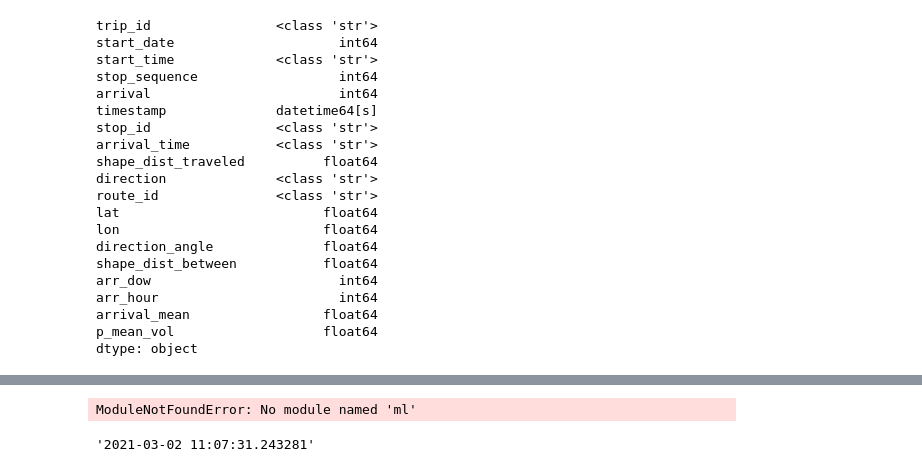
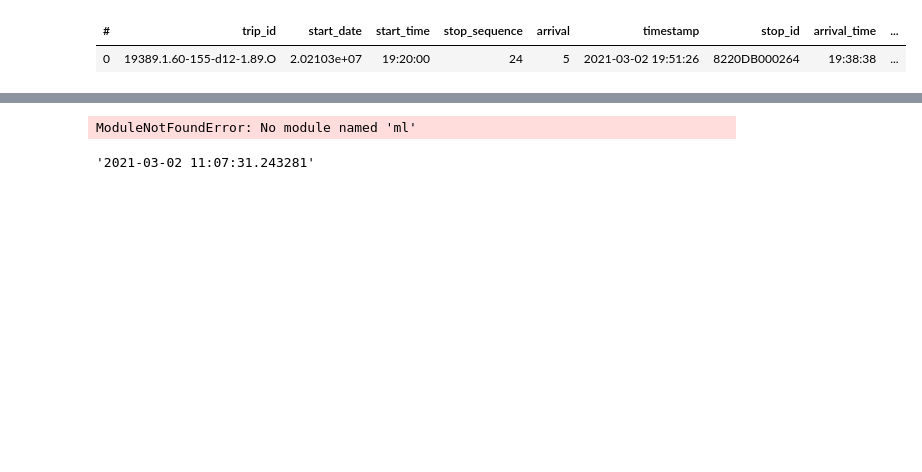
Before and after one commit to Drakodav/backend_d-dub, a Jupyter notebook: ml/processing/notebooks/gtfsr_deploy.ipynb, the cells around one changed output, grey strips where cells are left out. Cells and saved outputs as stored; diff of their text form; code cells hidden in the pictures; blank space fills up the shorter version.

```diff
--- a/ml/processing/notebooks/gtfsr_deploy.ipynb
+++ b/ml/processing/notebooks/gtfsr_deploy.ipynb
@@ -48,26 +48,8 @@ entity_cols = [
 ]
 # %%
 live_df = vaex.open(os.path.join(outdir, 'deploy_gtfsr.hdf5'))
-live_df.dtypes
+live_df
 # %% [output]
-trip_id                <class 'str'>
-start_date                     int64
-start_time             <class 'str'>
-stop_sequence                  int64
-arrival                        int64
-timestamp              datetime64[s]
-stop_id                <class 'str'>
-arrival_time           <class 'str'>
-shape_dist_traveled          float64
-direction              <class 'str'>
-route_id               <class 'str'>
-lat                          float64
-lon                          float64
-direction_angle              float64
-shape_dist_between           float64
-arr_dow                        int64
-arr_hour                       int64
-arrival_mean                 float64
-p_mean_vol                   float64
-dtype: object
+| # | trip_id | start_date | start_time | stop_sequence | arrival | timestamp | stop_id | arrival_time | ... |
+| 0 | 19389.1.60-155-d12-1.89.O | 2.02103e+07 | 19:20:00 | 24 | 5 | 2021-03-02 19:51:26 | 8220DB000264 | 19:38:38 | ... |
 # %%
```
Also changed, not shown: parts of 1 cell of this notebook, 7 other files.
